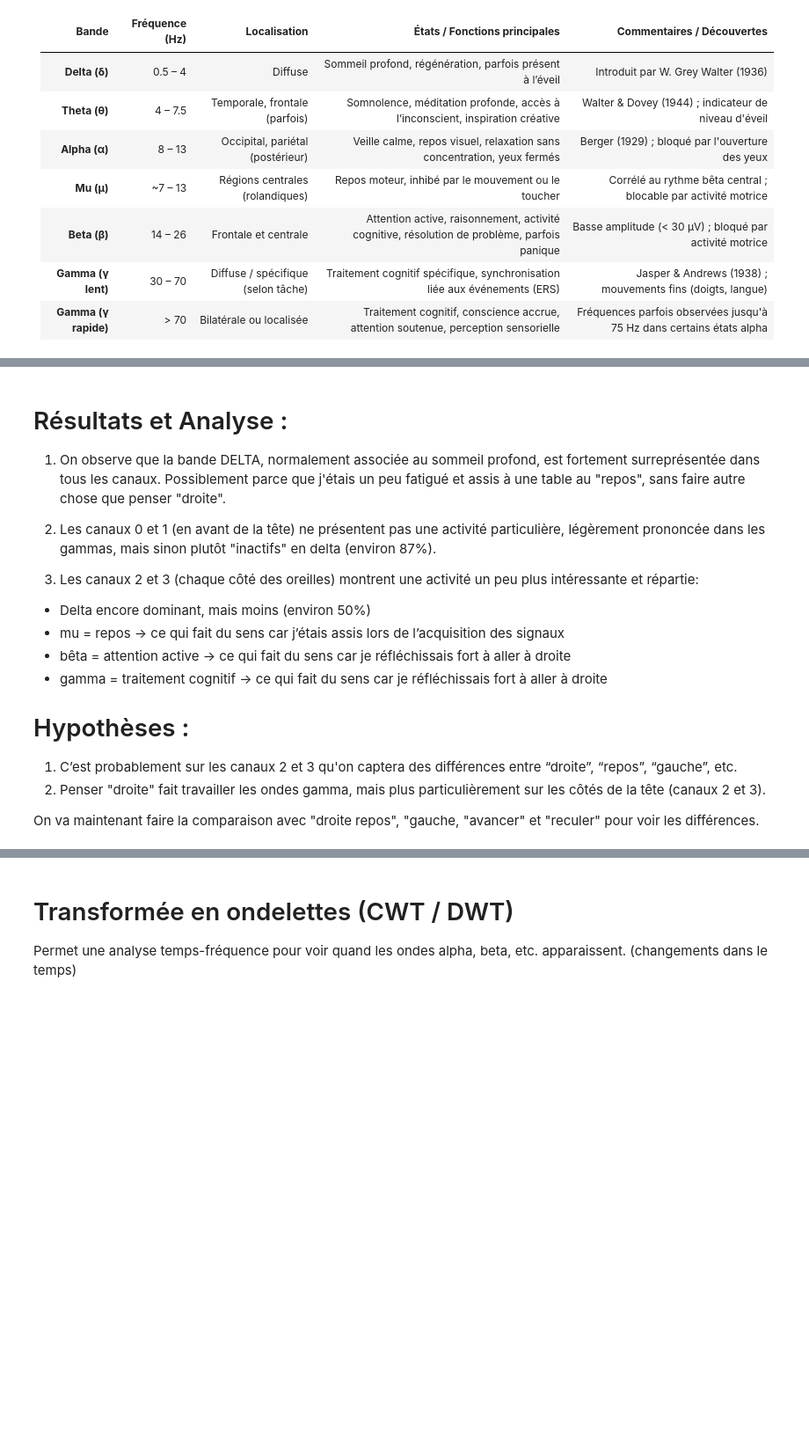
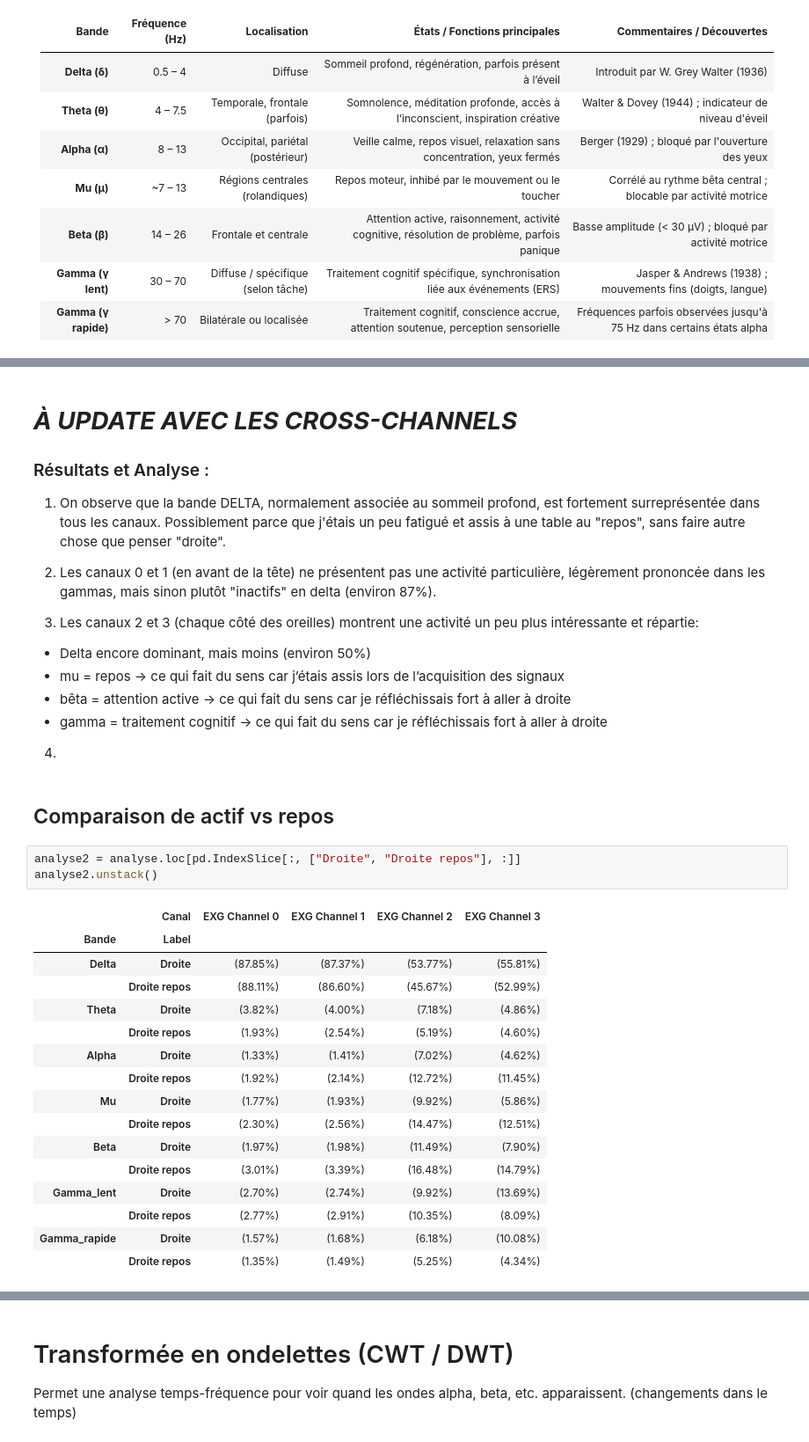
Before and after one commit to CKr0nzz/EEG-Intentions, a Jupyter notebook: notebooks/02_Analyse_Fourier.ipynb, the cells around one changed output, grey strips where cells are left out. Shown at 88% size. Saved outputs shown, nothing was run; the diff lists cells and outputs as text; blank space fills up the shorter version.

```diff
--- a/notebooks/02_Analyse_Fourier.ipynb
+++ b/notebooks/02_Analyse_Fourier.ipynb
@@ -225,5 +257,6 @@ GAMMA_RAPIDE : 8321201.02 µV²   (10.08%)
 # %% [markdown]
-# Résultats et Analyse :
+# ***À UPDATE AVEC LES CROSS-CHANNELS***
+### Résultats et Analyse :
 1. On observe que la bande DELTA, normalement associée au sommeil profond, est fortement surreprésentée dans tous les canaux. Possiblement parce que j'étais un peu fatigué et assis à une table au "repos", sans faire autre chose que penser "droite".
 
 2. Les canaux 0 et 1 (en avant de la tête) ne présentent pas une activité particulière, légèrement prononcée dans les gammas, mais sinon plutôt "inactifs" en delta (environ 87%).
@@ -235,8 +268,26 @@ GAMMA_RAPIDE : 8321201.02 µV²   (10.08%)
 - bêta = attention active → ce qui fait du sens car je réfléchissais fort à aller à droite
 - gamma = traitement cognitif → ce qui fait du sens car je réfléchissais fort à aller à droite
 
-# Hypothèses :
-1. C’est probablement sur les canaux 2 et 3 qu'on captera des différences entre “droite”, “repos”, “gauche”, etc.
-2. Penser "droite" fait travailler les ondes gamma, mais plus particulièrement sur les côtés de la tête (canaux 2 et 3).
-
-On va maintenant faire la comparaison avec "droite repos", "gauche, "avancer" et "reculer" pour voir les différences.
+4.
+# %% [markdown]
+## Comparaison de actif vs repos
+# %%
+analyse2 = analyse.loc[pd.IndexSlice[:, ["Droite", "Droite repos"], :]]
+analyse2.unstack()
+# %% [output]
+|  | Canal | EXG Channel 0 | EXG Channel 1 | EXG Channel 2 | EXG Channel 3 |
+| Bande | Label |  |  |  |  |
+| Delta | Droite | (87.85%) | (87.37%) | (53.77%) | (55.81%) |
+|  | Droite repos | (88.11%) | (86.60%) | (45.67%) | (52.99%) |
+| Theta | Droite | (3.82%) | (4.00%) | (7.18%) | (4.86%) |
+|  | Droite repos | (1.93%) | (2.54%) | (5.19%) | (4.60%) |
+| Alpha | Droite | (1.33%) | (1.41%) | (7.02%) | (4.62%) |
+|  | Droite repos | (1.92%) | (2.14%) | (12.72%) | (11.45%) |
+| Mu | Droite | (1.77%) | (1.93%) | (9.92%) | (5.86%) |
+|  | Droite repos | (2.30%) | (2.56%) | (14.47%) | (12.51%) |
+| Beta | Droite | (1.97%) | (1.98%) | (11.49%) | (7.90%) |
+|  | Droite repos | (3.01%) | (3.39%) | (16.48%) | (14.79%) |
+| Gamma_lent | Droite | (2.70%) | (2.74%) | (9.92%) | (13.69%) |
+|  | Droite repos | (2.77%) | (2.91%) | (10.35%) | (8.09%) |
+| Gamma_rapide | Droite | (1.57%) | (1.68%) | (6.18%) | (10.08%) |
+|  | Droite repos | (1.35%) | (1.49%) | (5.25%) | (4.34%) |
```
Also changed, not shown: parts of 7 cells of this notebook.
